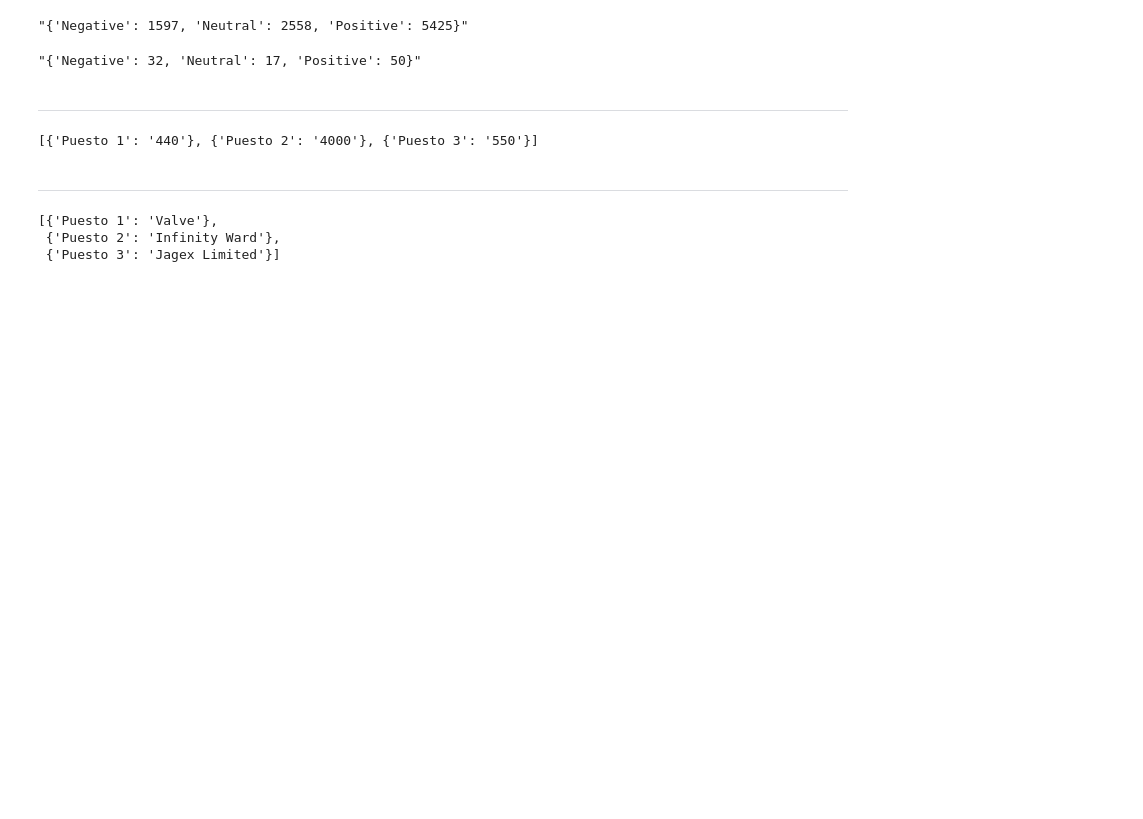
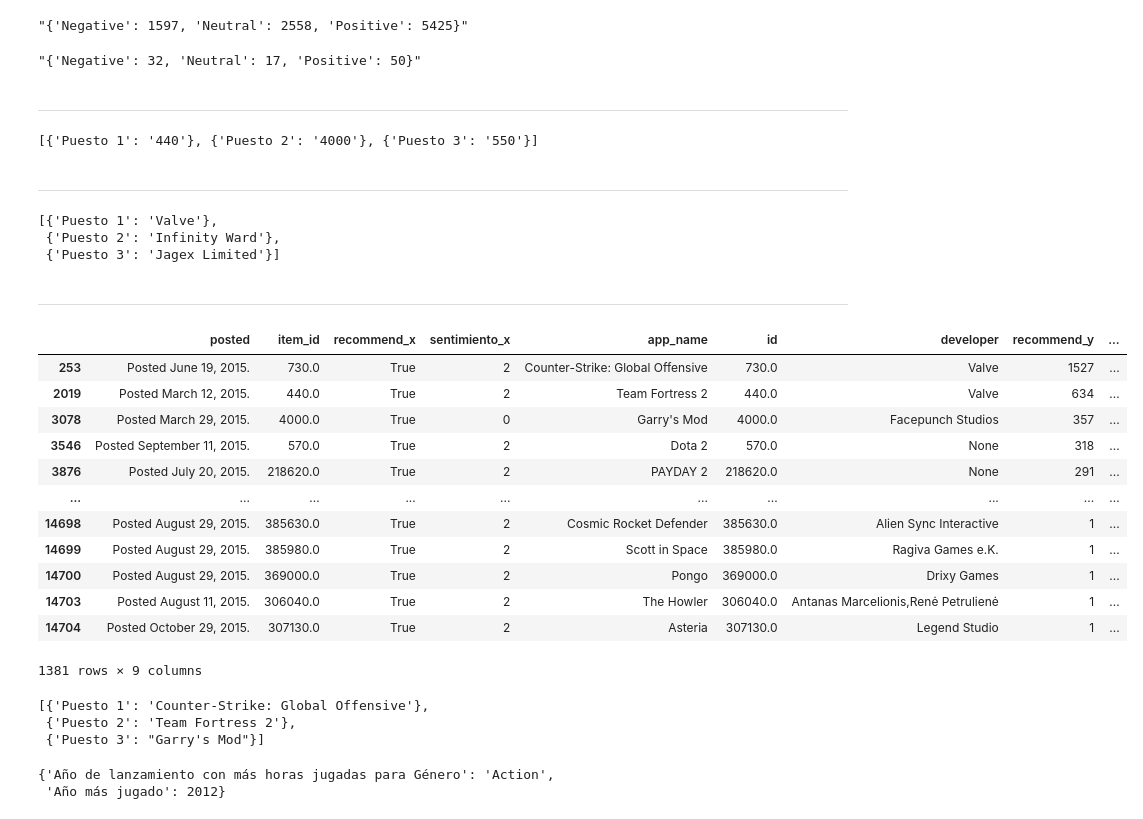
Before and after one commit to tDelbarco/PI_ML_OPS, a Jupyter notebook: app/salidas_de_funciones.ipynb, the cells around one changed output. Cells and saved outputs as stored; diff of their text form; code cells hidden in the pictures; blank space fills up the shorter version.

```diff
--- a/app/salidas_de_funciones.ipynb
+++ b/app/salidas_de_funciones.ipynb
@@ -26,3 +28,55 @@ f.usersworstdeveloper(2013)
 [{'Puesto 1': 'Valve'},
  {'Puesto 2': 'Infinity Ward'},
  {'Puesto 3': 'Jagex Limited'}]
+# %% [markdown]
+<hr>
+# %%
+df_recommend = pd.read_parquet(r"df_recommend.parquet")
+# %%
+anio = 2015
+# %%
+
+df_f = df_recommend[df_recommend['posted'].str.contains(str(anio))] #filtro el df al año
+df_f = df_f[(df_f['sentimiento'] == 2) | (df_f['recommend'] == True)]#filtro el df a los que al menos poseen uno de las 2 cosas que vamos a contar
+
+conteo_sentimiento = df_f[df_f['sentimiento'] == 2].groupby('item_id')['sentimiento'].count()
+conteo_recommend = df_f[df_f['recommend'] == True].groupby('item_id')['recommend'].count()
+
+conteo_df = pd.merge( conteo_recommend,conteo_sentimiento, on='item_id', how='inner')
+
+df_f = df_f.merge(conteo_df,how="inner",left_on="id",right_on="item_id")
+
+df_f = df_f.drop_duplicates(subset=['item_id'])
+
+df_f = df_f.sort_values(by=['recommend_y','sentimiento_y'], ascending=[False, False])
+
+result_list = [{"Puesto " + str(i + 1): app_name} for i, app_name in enumerate(df_f['app_name'][:3])]
+
+result_list
+# %%
+df_f
+# %% [output]
+|  | posted | item_id | recommend_x | sentimiento_x | app_name | id | developer | recommend_y | ... |
+| 253 | Posted June 19, 2015. | 730.0 | True | 2 | Counter-Strike: Global Offensive | 730.0 | Valve | 1527 | ... |
+| 2019 | Posted March 12, 2015. | 440.0 | True | 2 | Team Fortress 2 | 440.0 | Valve | 634 | ... |
+| 3078 | Posted March 29, 2015. | 4000.0 | True | 0 | Garry's Mod | 4000.0 | Facepunch Studios | 357 | ... |
+| 3546 | Posted September 11, 2015. | 570.0 | True | 2 | Dota 2 | 570.0 | None | 318 | ... |
+| 3876 | Posted July 20, 2015. | 218620.0 | True | 2 | PAYDAY 2 | 218620.0 | None | 291 | ... |
+| ... | ... | ... | ... | ... | ... | ... | ... | ... | ... |
+| 14698 | Posted August 29, 2015. | 385630.0 | True | 2 | Cosmic Rocket Defender | 385630.0 | Alien Sync Interactive | 1 | ... |
+| 14699 | Posted August 29, 2015. | 385980.0 | True | 2 | Scott in Space | 385980.0 | Ragiva Games e.K. | 1 | ... |
+| 14700 | Posted August 29, 2015. | 369000.0 | True | 2 | Pongo | 369000.0 | Drixy Games | 1 | ... |
+| 14703 | Posted August 11, 2015. | 306040.0 | True | 2 | The Howler | 306040.0 | Antanas Marcelionis,Renė Petrulienė | 1 | ... |
+| 14704 | Posted October 29, 2015. | 307130.0 | True | 2 | Asteria | 307130.0 | Legend Studio | 1 | ... |
+1381 rows × 9 columns
+# %%
+f.juegos_mas_recomendados(2015)
+# %% [output]
+[{'Puesto 1': 'Counter-Strike: Global Offensive'},
+ {'Puesto 2': 'Team Fortress 2'},
+ {'Puesto 3': "Garry's Mod"}]
+# %%
+f.horas_año_genero("Action")
+# %% [output]
+{'Año de lanzamiento con más horas jugadas para Género': 'Action',
+ 'Año más jugado': 2012}
```
Also changed, not shown: parts of 1 cell of this notebook, 5 other files.
